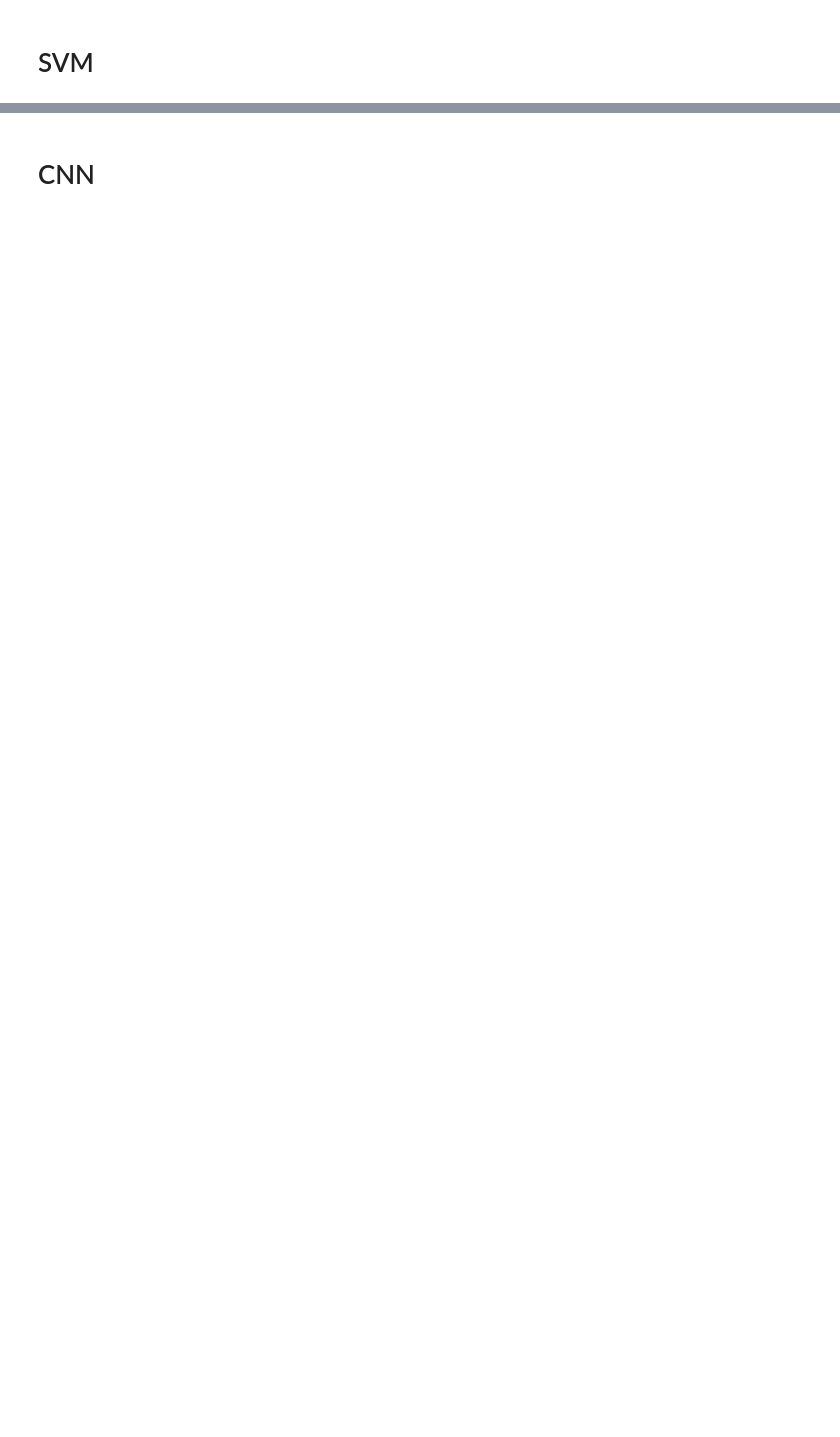
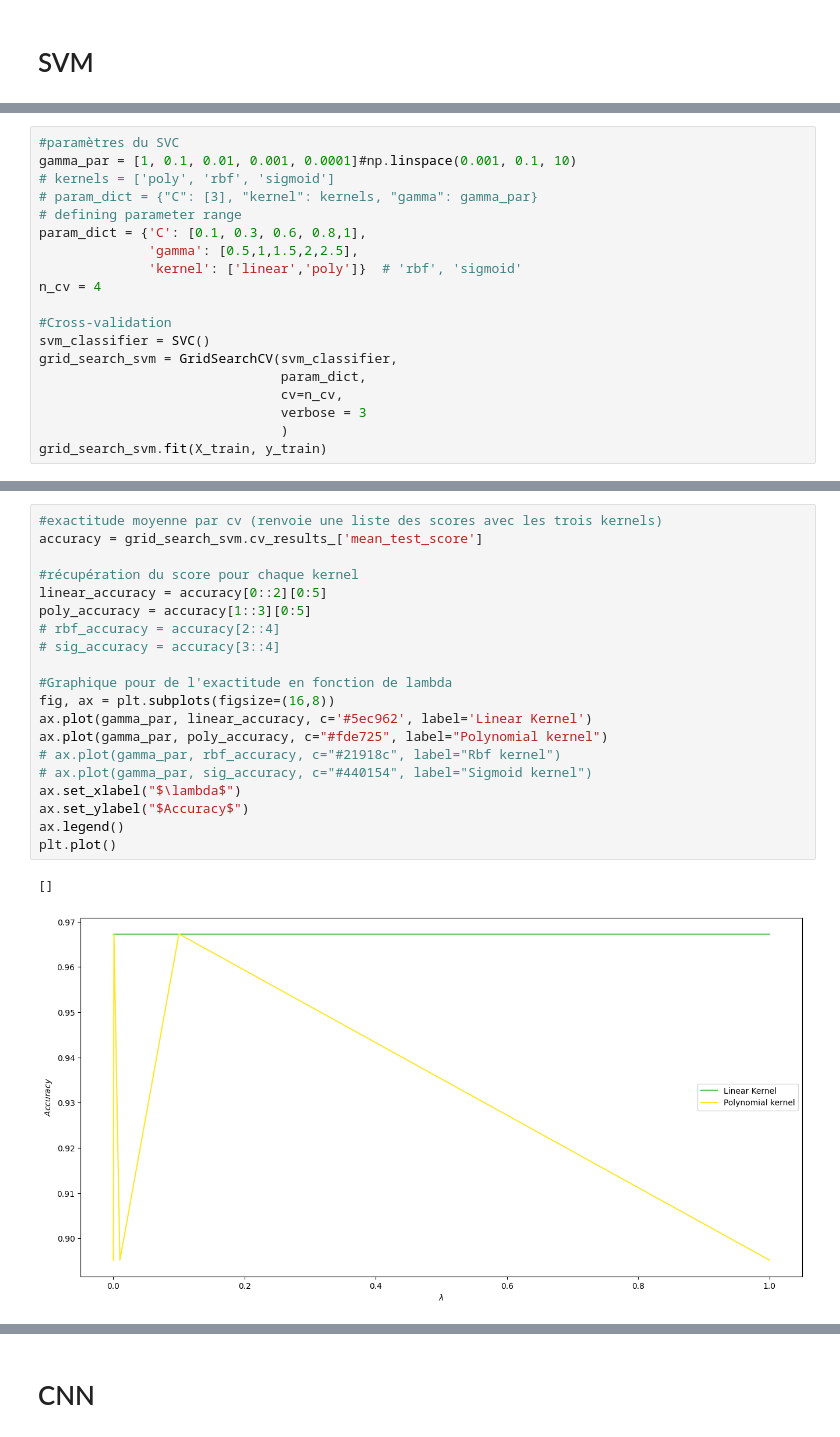
Before and after one commit to Squidez/projet_master, a Jupyter notebook: classification.ipynb, the cells around one changed output, grey strips where cells are left out. Drawn from its saved outputs; the diff is of its cells as text; blank space fills up the shorter version.

```diff
--- a/classification.ipynb
+++ b/classification.ipynb
@@ -217,0 +268,19 @@ kernel: sigmoid | Accuracy: 35.00% | Precision: 55.75% | Recall: 35.00% | F1: 37
+# %%
+#paramètres du SVC
+gamma_par = [1, 0.1, 0.01, 0.001, 0.0001]#np.linspace(0.001, 0.1, 10)
+# kernels = ['poly', 'rbf', 'sigmoid']
+# param_dict = {"C": [3], "kernel": kernels, "gamma": gamma_par}
+# defining parameter range
+param_dict = {'C': [0.1, 0.3, 0.6, 0.8,1],
+              'gamma': [0.5,1,1.5,2,2.5],
+              'kernel': ['linear','poly']}  # 'rbf', 'sigmoid'
+n_cv = 4
+
+#Cross-validation
+svm_classifier = SVC()
+grid_search_svm = GridSearchCV(svm_classifier,
+                               param_dict,
+                               cv=n_cv,
+                               verbose = 3
+                               )
+grid_search_svm.fit(X_train, y_train)
@@ -217,0 +310,23 @@ kernel: sigmoid | Accuracy: 35.00% | Precision: 55.75% | Recall: 35.00% | F1: 37
+# %%
+#exactitude moyenne par cv (renvoie une liste des scores avec les trois kernels)
+accuracy = grid_search_svm.cv_results_['mean_test_score']
+
+#récupération du score pour chaque kernel
+linear_accuracy = accuracy[0::2][0:5]
+poly_accuracy = accuracy[1::3][0:5]
+# rbf_accuracy = accuracy[2::4]
+# sig_accuracy = accuracy[3::4]
+
+#Graphique pour de l'exactitude en fonction de lambda
+fig, ax = plt.subplots(figsize=(16,8))
+ax.plot(gamma_par, linear_accuracy, c='#5ec962', label='Linear Kernel')
+ax.plot(gamma_par, poly_accuracy, c="#fde725", label="Polynomial kernel")
+# ax.plot(gamma_par, rbf_accuracy, c="#21918c", label="Rbf kernel")
+# ax.plot(gamma_par, sig_accuracy, c="#440154", label="Sigmoid kernel")
+ax.set_xlabel("$\lambda$")
+ax.set_ylabel("$Accuracy$")
+ax.legend()
+plt.plot()
+# %% [output]
+[]
+[figure, added]
```
Also changed, not shown: parts of 21 cells of this notebook, 4 other files.
